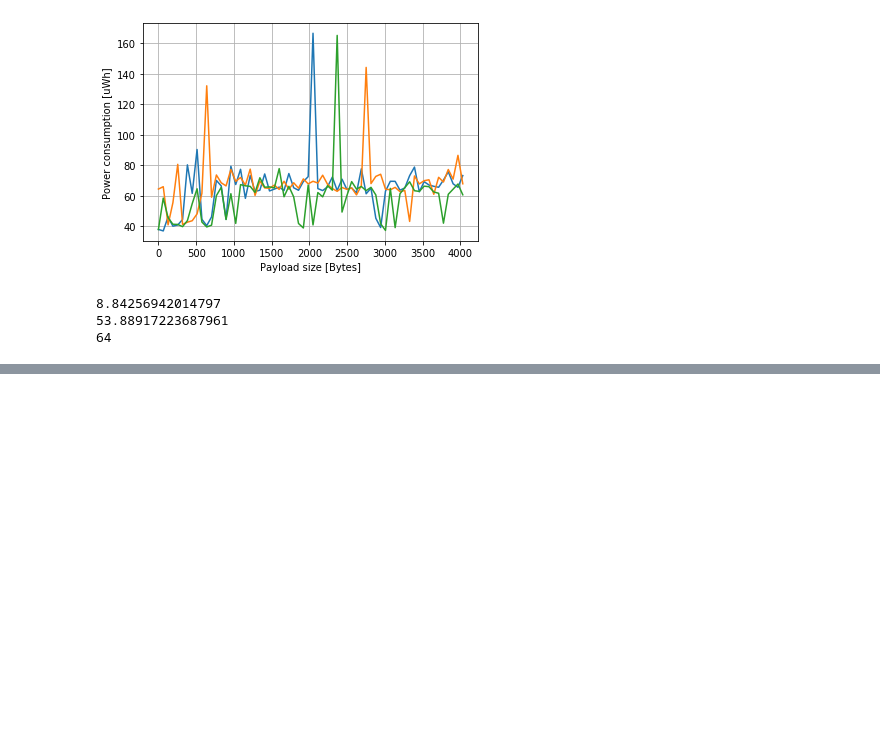
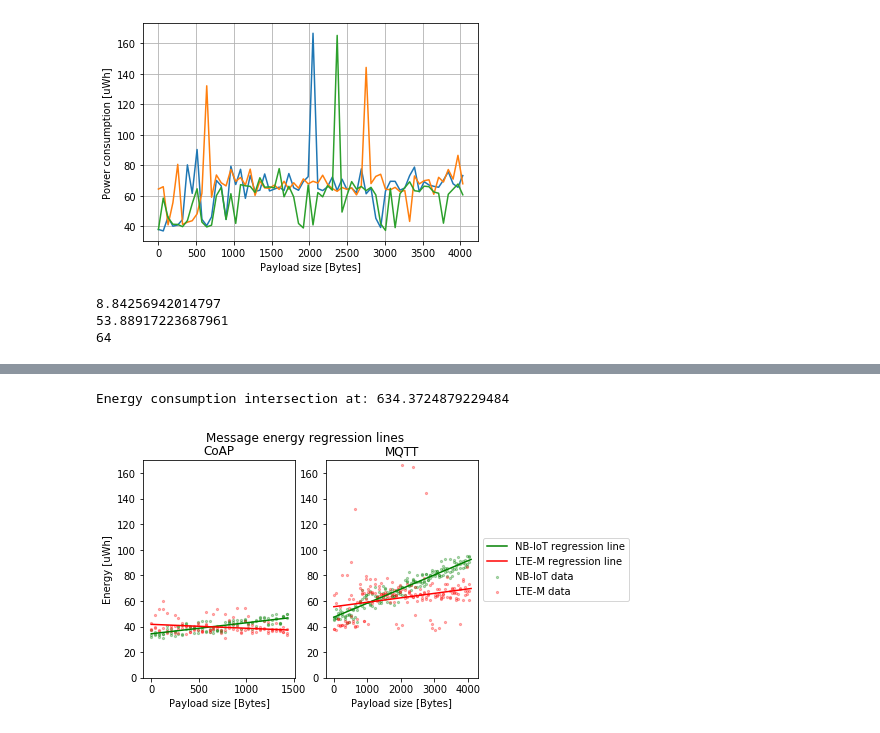
Before and after one commit to crfosse/dt_data, a Jupyter notebook: processing_sweep_psm.ipynb, the cells around one changed output, grey strips where cells are left out. Saved outputs shown, nothing was run; the diff lists cells and outputs as text; code cells hidden in the pictures; blank space fills up the shorter version.

```diff
--- a/processing_sweep_psm.ipynb
+++ b/processing_sweep_psm.ipynb
@@ -616,0 +596,54 @@ plt.plot(bytes_mqtt,mqtt_ltem_avg)
+# %%
+fig, (ax1,ax2) = plt.subplots(1,2)
+
+fig.suptitle("Message energy regression lines")
+x_mqtt = np.linspace(0,4096,4096)
+x_coap = np.linspace(0,1439,1439)
+
+## CoAP
+ax1.set_title("CoAP")
+ax1.set_ylabel("Energy [uWh]")
+ax1.set_xlabel("Payload size [Bytes]")
+ax1.set_ylim([0,170])
+
+y_coap_nb = energy_coap_nb_res[0]*x_coap+energy_coap_nb_res[1]
+y_coap_ltem = energy_coap_ltem_res[0]*x_coap+energy_coap_ltem_res[1]
+
+ax1.plot(x_coap,y_coap_nb,    "g", label="NB-IoT regression line")
+ax1.scatter(bytes_coap, coap_nb_sums[0], color = "g", s=5, alpha=0.3, label="NB-IoT data")
+ax1.scatter(bytes_coap, coap_nb_sums[1], color = "g", s=5, alpha=0.3)
+ax1.scatter(bytes_coap, coap_nb_sums[2], color = "g", s=5, alpha=0.3)
+
+ax1.plot(x_coap,y_coap_ltem,  "r", label="LTE-M regression line")
+ax1.scatter(bytes_coap, coap_ltem_sums[0], color = "r", s=5, alpha=0.3, label="LTE-M data")
+ax1.scatter(bytes_coap, coap_ltem_sums[1], color = "r", s=5, alpha=0.3)
+ax1.scatter(bytes_coap, coap_ltem_sums[2], color = "r", s=5, alpha=0.3)
+
+## MQTT
+ax2.set_title("MQTT")
+ax2.set_xlabel("Payload size [Bytes]")
+ax2.set_ylim([0,170])
+
+
+y_mqtt_nb   = energy_mqtt_nb_res[0]  * x_mqtt+energy_mqtt_nb_res[1]
+y_mqtt_ltem = energy_mqtt_ltem_res[0]* x_mqtt+energy_mqtt_ltem_res[1]
+
+ax2.plot(x_mqtt,y_mqtt_nb,    "g", label="NB-IoT regression line")
+ax2.scatter(bytes_mqtt, mqtt_nb_sums[0], color = "g", s=5, alpha=0.3, label="NB-IoT data")
+ax2.scatter(bytes_mqtt, mqtt_nb_sums[1], color = "g", s=5, alpha=0.3)
+ax2.scatter(bytes_mqtt, mqtt_nb_sums[2], color = "g", s=5, alpha=0.3)
+
+ax2.plot(x_mqtt,y_mqtt_ltem,  "r", label="LTE-M regression line")
+ax2.scatter(bytes_mqtt, mqtt_ltem_sums[0], color = "r", s=5, alpha=0.3, label="LTE-M data")
+ax2.scatter(bytes_mqtt, mqtt_ltem_sums[1], color = "r", s=5, alpha=0.3)
+ax2.scatter(bytes_mqtt, mqtt_ltem_sums[2], color = "r", s=5, alpha=0.3)
+
+
+
+ax2.legend(loc='center left', bbox_to_anchor=(1, 0.5))
+
+intersect = (energy_coap_nb_res[1]-energy_coap_ltem_res[1])/(energy_coap_ltem_res[0][0]-energy_coap_nb_res[0][0])
+print("Energy consumption intersection at: " + str(intersect))
+# %% [output]
+Energy consumption intersection at: 634.3724879229484
+[figure, added]
```
Also changed, not shown: parts of 17 cells of this notebook, 4 other files.
